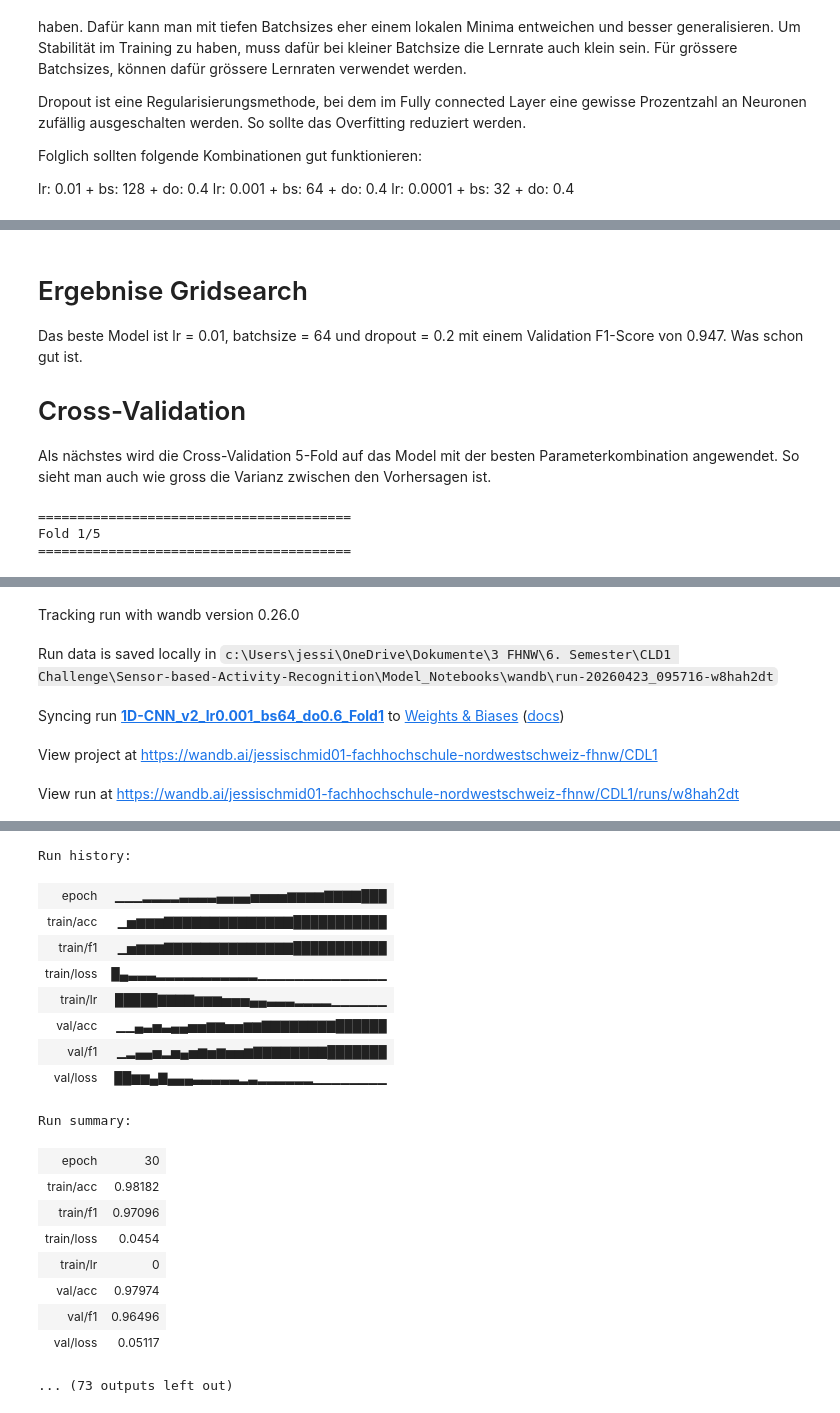
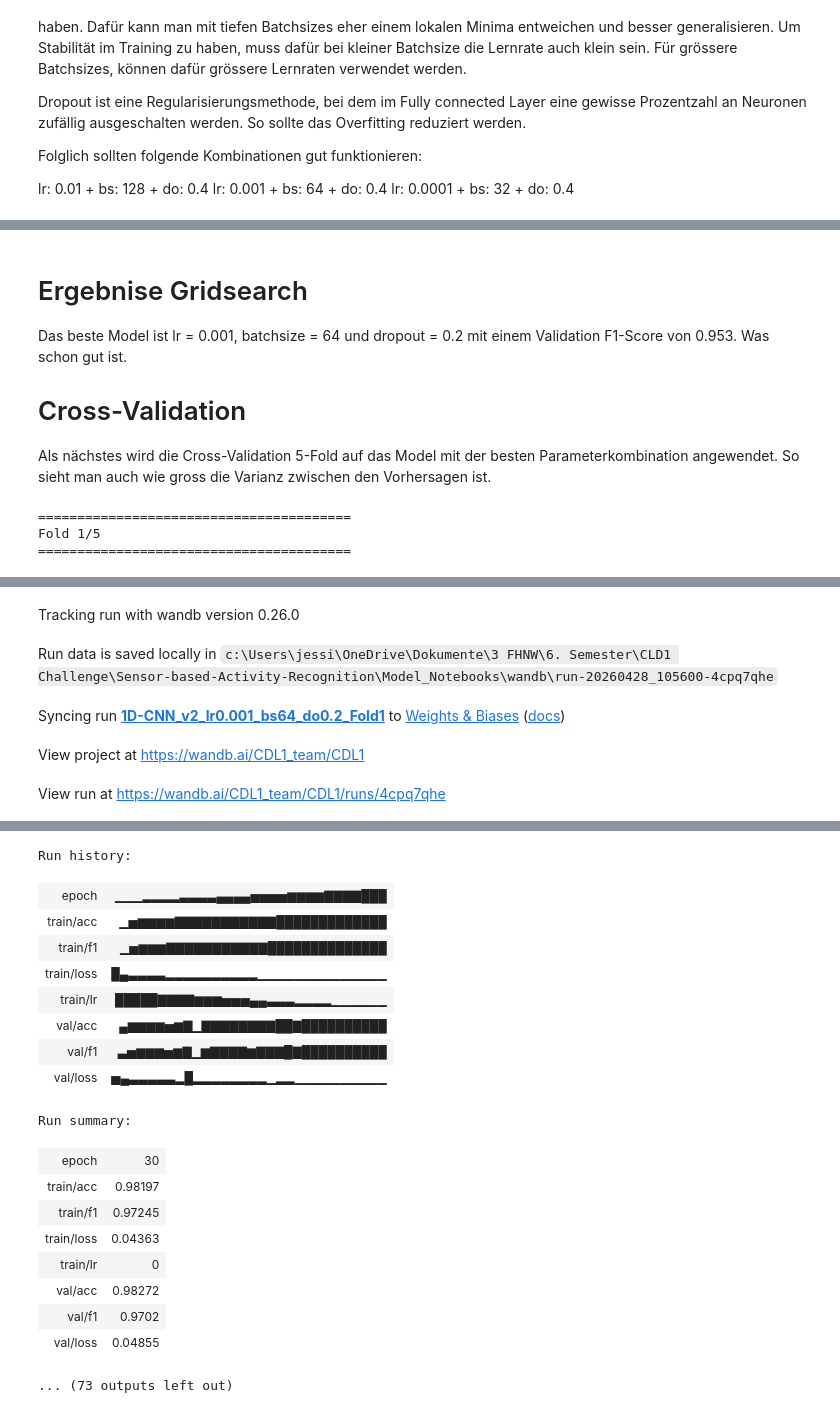
Before and after one commit to raphaelschuepbach/Sensor-based-Activity-Recognition, a Jupyter notebook: Model_Notebooks/Deep_Learning.ipynb, the cells around one changed output, grey strips where cells are left out. Cells and saved outputs as stored; diff of their text form; code cells hidden in the pictures.

Commit message:
wandb in new project team

```diff
--- a/Model_Notebooks/Deep_Learning.ipynb
+++ b/Model_Notebooks/Deep_Learning.ipynb
@@ -137,6 +137,7 @@ def train(config, train_ds, test_ds, device, project="CDL1"):
     fold_suffix = f"_Fold{config['fold']}" if "fold" in config else ""
     run = wandb.init(
         project=project,
+        entity="CDL1_team",
         config=config,
         name=f"1D-CNN_v2_lr{config['lr']}_bs{config['batch_size']}_do{config['dropout']}{fold_suffix}"
     )
@@ -411,7 +412,7 @@ Bestes Modell geladen: lr=0.001, bs=64, do=0.6
 # %% [markdown]
 # Ergebnise Gridsearch
 
-Das beste Model ist lr = 0.01, batchsize = 64 und dropout = 0.2 mit einem Validation F1-Score von 0.947. Was schon gut ist.
+Das beste Model ist lr = 0.001, batchsize = 64 und dropout = 0.2 mit einem Validation F1-Score von 0.953. Was schon gut ist.
 
 # Cross-Validation
 
@@ -428,7 +429,7 @@ best_config = {
     "n_classes":   len(le.classes_),
     "lr":          0.001,
     "batch_size":  64,
-    "dropout":     0.6,
+    "dropout":     0.2,
 }
 
 skf = StratifiedKFold(n_splits=5, shuffle=True, random_state=42)
@@ -461,53 +462,53 @@ final_model, final_history = train(
     test_ds  = TensorDataset(X_test_t,  y_test_t),
     device   = device,
     project  = "CDL1",
 )
 
 final_f1  = max(e["f1"]  for e in final_history["val"])
 final_acc = max(e["acc"] for e in final_history["val"])
 
 f1s  = [r["f1"]  for r in fold_results]
 accs = [r["acc"] for r in fold_results]
 
 print("\n" + "="*40)
 print("ERGEBNIS")
 print("="*40)
 for r in fold_results:
     print(f"  Fold {r['fold']}: F1={r['f1']:.4f} | Acc={r['acc']:.4f}")
 print(f"{'─'*40}")
 print(f"  CV Mean:  F1={np.mean(f1s):.4f} | Acc={np.mean(accs):.4f}")
 print(f"  CV Std:   F1={np.std(f1s):.4f}  | Acc={np.std(accs):.4f}")
 print(f"{'─'*40}")
 print(f"  Final:    F1={final_f1:.4f} | Acc={final_acc:.4f}  ← Testset")
 # %% [output]
 ========================================
 Fold 1/5
 ========================================
 [interactive output not drawn]
 Tracking run with wandb version 0.26.0
-Run data is saved locally in c:\Users\jessi\OneDrive\Dokumente\3 FHNW\6. Semester\CLD1 Challenge\Sensor-based-Activity-Recognition\Model_Notebooks\wandb\run-20260423_095716-w8hah2dt
+Run data is saved locally in c:\Users\jessi\OneDrive\Dokumente\3 FHNW\6. Semester\CLD1 Challenge\Sensor-based-Activity-Recognition\Model_Notebooks\wandb\run-20260428_105600-4cpq7qhe
-Syncing run 1D-CNN_v2_lr0.001_bs64_do0.6_Fold1 to Weights & Biases (docs)
+Syncing run 1D-CNN_v2_lr0.001_bs64_do0.2_Fold1 to Weights & Biases (docs)
-View project at https://wandb.ai/jessischmid01-fachhochschule-nordwestschweiz-fhnw/CDL1
+View project at https://wandb.ai/CDL1_team/CDL1
-View run at https://wandb.ai/jessischmid01-fachhochschule-nordwestschweiz-fhnw/CDL1/runs/w8hah2dt
+View run at https://wandb.ai/CDL1_team/CDL1/runs/4cpq7qhe
 [interactive output not drawn]
 Run history:
 | epoch | ▁▁▁▂▂▂▂▃▃▃▃▄▄▄▄▅▅▅▅▆▆▆▆▇▇▇▇███ |
-| train/acc | ▁▅▆▆▆▇▇▇▇▇▇▇▇▇▇▇▇▇▇███████████ |
-| train/f1 | ▁▅▆▆▆▇▇▇▇▇▇▇▇▇▇▇▇▇▇███████████ |
-| train/loss | █▄▃▃▃▂▂▂▂▂▂▂▂▂▂▂▁▁▁▁▁▁▁▁▁▁▁▁▁▁ |
+| train/acc | ▁▅▆▆▆▆▇▇▇▇▇▇▇▇▇▇▇█████████████ |
+| train/f1 | ▁▅▆▆▆▇▇▇▇▇▇▇▇▇▇▇██████████████ |
+| train/loss | █▄▃▃▃▃▂▂▂▂▂▂▂▂▂▂▁▁▁▁▁▁▁▁▁▁▁▁▁▁ |
 | train/lr | █████▇▇▇▇▆▆▆▅▅▅▄▄▃▃▃▂▂▂▂▁▁▁▁▁▁ |
-| val/acc | ▁▁▄▃▅▃▄▄▅▅▆▆▅▅▆▆▇▇▇▇▇▇▇▇██████ |
-| val/f1 | ▁▂▄▄▅▂▅▄▅▆▅▆▅▅▆▇▇▇▇▇▇▇▇███████ |
-| val/loss | ██▆▆▄▇▄▄▄▃▃▃▃▃▂▃▂▂▂▂▂▂▁▁▁▁▁▁▁▁ |
+| val/acc | ▄▆▆▆▆▅▆▇▁▇▇▇▇▇▇▇▇██▇██████████ |
+| val/f1 | ▃▅▆▆▆▅▆▇▁▆▇▇▇▇▆▇▇▇█▇██████████ |
+| val/loss | ▅▄▃▃▃▃▃▂█▂▂▂▂▂▂▂▂▁▂▂▁▁▁▁▁▁▁▁▁▁ |
 Run summary:
 | epoch | 30 |
-| train/acc | 0.98182 |
-| train/f1 | 0.97096 |
-| train/loss | 0.0454 |
+| train/acc | 0.98197 |
+| train/f1 | 0.97245 |
+| train/loss | 0.04363 |
 | train/lr | 0 |
-| val/acc | 0.97974 |
-| val/f1 | 0.96496 |
-| val/loss | 0.05117 |
+| val/acc | 0.98272 |
+| val/f1 | 0.9702 |
+| val/loss | 0.04855 |
 ... (73 outputs left out)
 # %%
 print("\n" + "="*40)
```
Also changed, not shown: parts of 7 cells of this notebook.
